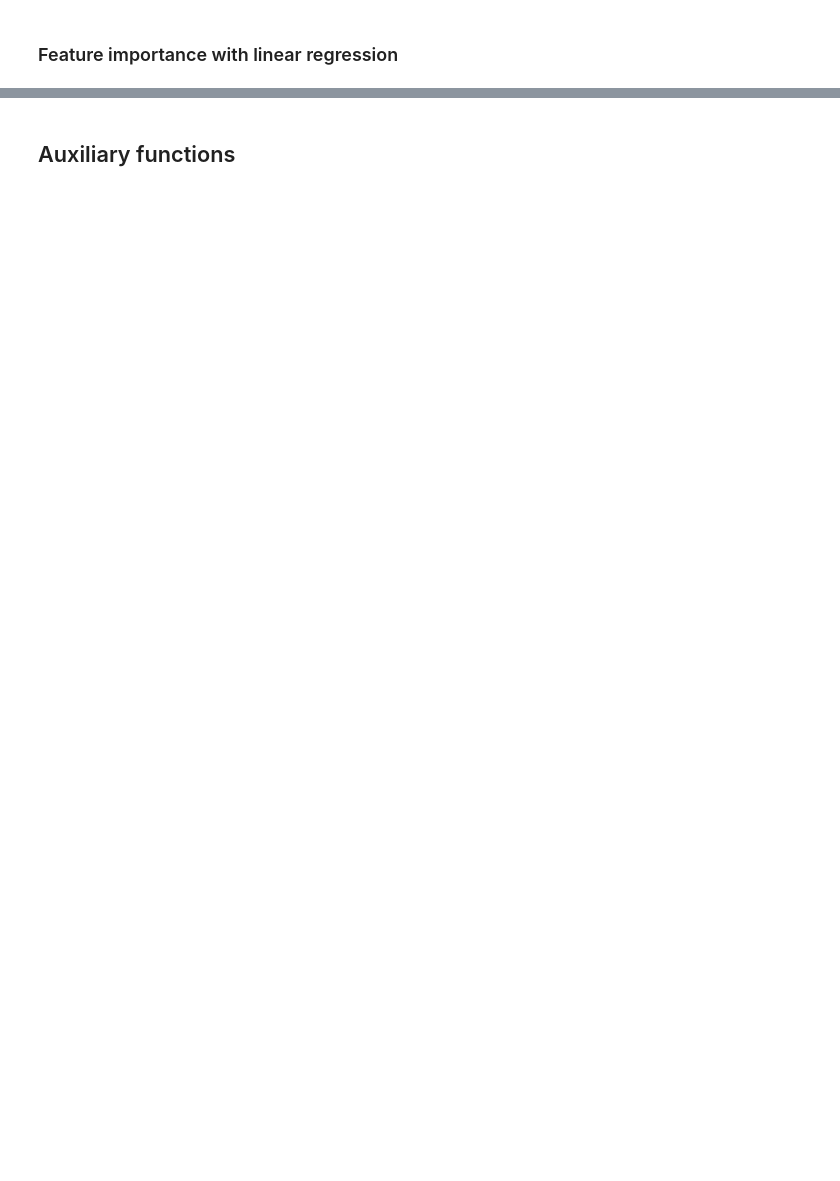
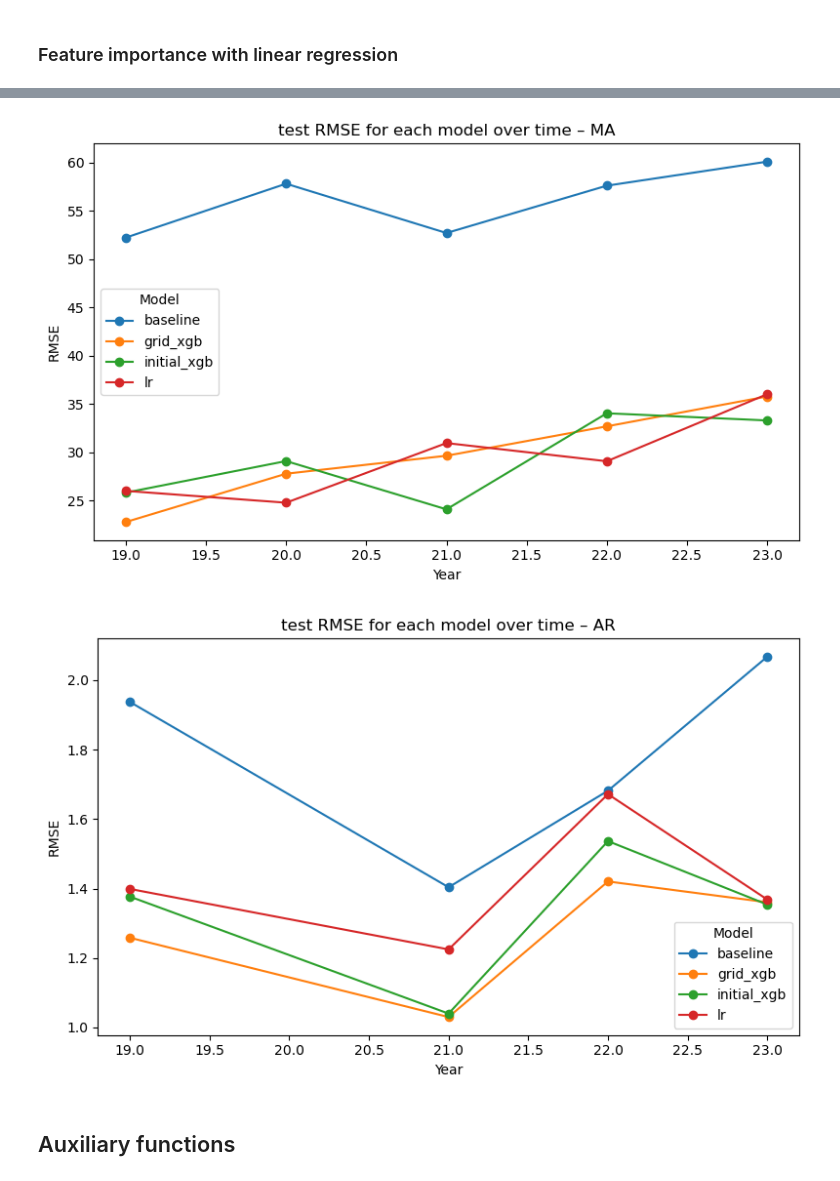
Before and after one commit to MCCamargo/math_ed_project, a Jupyter notebook: scripts/model_training_on_school_level_data.ipynb, the cells around one changed output, grey strips where cells are left out. Saved outputs shown, nothing was run; the diff lists cells and outputs as text; code cells hidden in the pictures; blank space fills up the shorter version.

```diff
--- a/scripts/model_training_on_school_level_data.ipynb
+++ b/scripts/model_training_on_school_level_data.ipynb
@@ -214,2 +229,44 @@ plt.show()
+# %%
+all_test_metrics = []
+
+for rec in trained_models:
+    state, year = rec['state'], rec['year']
+
+    # get the corresponding test set
+    X_test, y_test = test_sets[(state, year)]
+
+    # evaluate all models on this test set
+    metrics = evaluate_models_on_test_set(rec, X_test, y_test)
+
+    # attach state and year for identification
+    metrics.update(state=state, year=year)
+
+    all_test_metrics.append(metrics)
+# %%
+df_res = pd.DataFrame(all_test_metrics)
+
+df_long = df_res.melt(id_vars = ['year', 'state'],
+                      value_vars = ['rmse_baseline', 'rmse_lr', 'rmse_initial_xgb', 'rmse_grid_xgb'],
+                      var_name = 'model',
+                      value_name = 'rmse')
+
+df_long['model'] = df_long['model'].str.replace('rmse_', '')
+
+# plot the RMSEs for the different models in the same plot, for each state
+for state in df_long['state'].unique():
+    sub = df_long[df_long['state'] == state]
+    pivot = sub.pivot(index = 'year', columns = 'model', values = 'rmse')
+
+    ax = pivot.plot(marker = 'o',
+                    title=f"test RMSE for each model over time – {state}",
+                    figsize=(8, 5))
+    ax.set_xlabel('Year')
+    ax.set_ylabel('RMSE')
+    ax.legend(title = 'Model')
+    plt.tight_layout()
+    plt.show()
+# %% [output]
+[figure, added]
+[figure, added]
 # %% [markdown]
 ## Auxiliary functions ##
```
Also changed, not shown: parts of 23 cells of this notebook, 6 other files.
